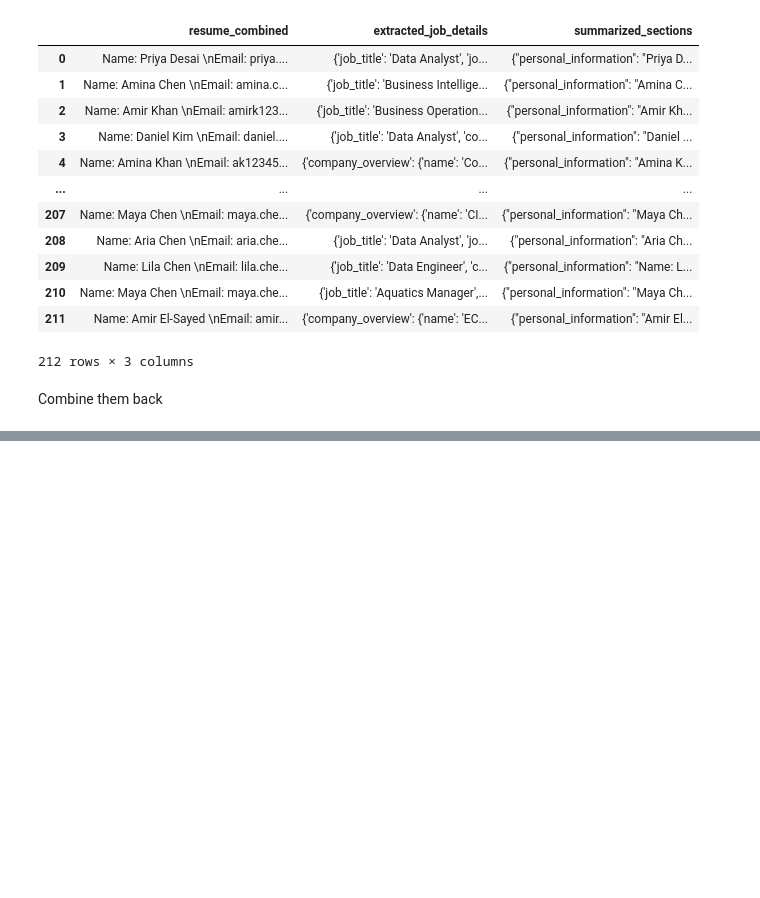
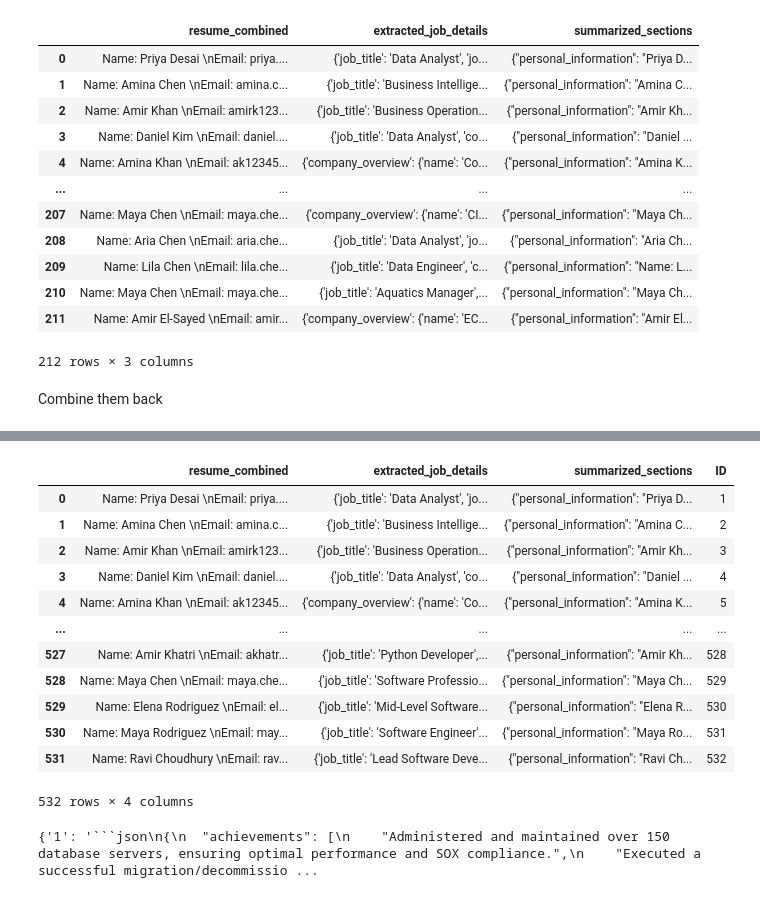
Before and after one commit to G6KlayWang/ResumePersonalization, a Jupyter notebook: data/resume_text.ipynb, the cells around one changed output, grey strips where cells are left out. Cells and saved outputs as stored; diff of their text form; code cells hidden in the pictures; blank space fills up the shorter version.

````diff
--- a/data/resume_text.ipynb
+++ b/data/resume_text.ipynb
@@ -457,0 +483,2 @@ FileNotFoundError: [Errno 2] No such file or directory: 'summarized_resumes1.csv
+# %%
+combined_df['ID'] = range(1, len(combined_df) + 1)
@@ -457,0 +487,27 @@ FileNotFoundError: [Errno 2] No such file or directory: 'summarized_resumes1.csv
+# %%
+combined_df
+# %% [output]
+|  | resume_combined | extracted_job_details | summarized_sections | ID |
+| 0 | Name: Priya Desai \nEmail: priya.... | {'job_title': 'Data Analyst', 'jo... | {"personal_information": "Priya D... | 1 |
+| 1 | Name: Amina Chen \nEmail: amina.c... | {'job_title': 'Business Intellige... | {"personal_information": "Amina C... | 2 |
+| 2 | Name: Amir Khan \nEmail: amirk123... | {'job_title': 'Business Operation... | {"personal_information": "Amir Kh... | 3 |
+| 3 | Name: Daniel Kim \nEmail: daniel.... | {'job_title': 'Data Analyst', 'co... | {"personal_information": "Daniel ... | 4 |
+| 4 | Name: Amina Khan \nEmail: ak12345... | {'company_overview': {'name': 'Co... | {"personal_information": "Amina K... | 5 |
+| ... | ... | ... | ... | ... |
+| 527 | Name: Amir Khatri \nEmail: akhatr... | {'job_title': 'Python Developer',... | {"personal_information": "Amir Kh... | 528 |
+| 528 | Name: Maya Chen \nEmail: maya.che... | {'job_title': 'Software Professio... | {"personal_information": "Maya Ch... | 529 |
+| 529 | Name: Elena Rodriguez \nEmail: el... | {'job_title': 'Mid-Level Software... | {"personal_information": "Elena R... | 530 |
+| 530 | Name: Maya Rodriguez \nEmail: may... | {'job_title': 'Software Engineer'... | {"personal_information": "Maya Ro... | 531 |
+| 531 | Name: Ravi Choudhury \nEmail: rav... | {'job_title': 'Lead Software Deve... | {"personal_information": "Ravi Ch... | 532 |
+532 rows × 4 columns
+# %%
+import json
+
+# Read the JSON file
+with open('data_set/combined_results.json') as file:
+    data = json.load(file)
+
+# Display the first element
+print(data)
+# %% [output]
+{'1': '```json\n{\n  "achievements": [\n    "Administered and maintained over 150 database servers, ensuring optimal performance and SOX compliance.",\n    "Executed a successful migration/decommissio ...
````
Also changed, not shown: parts of 5 cells of this notebook, 2 other files.
